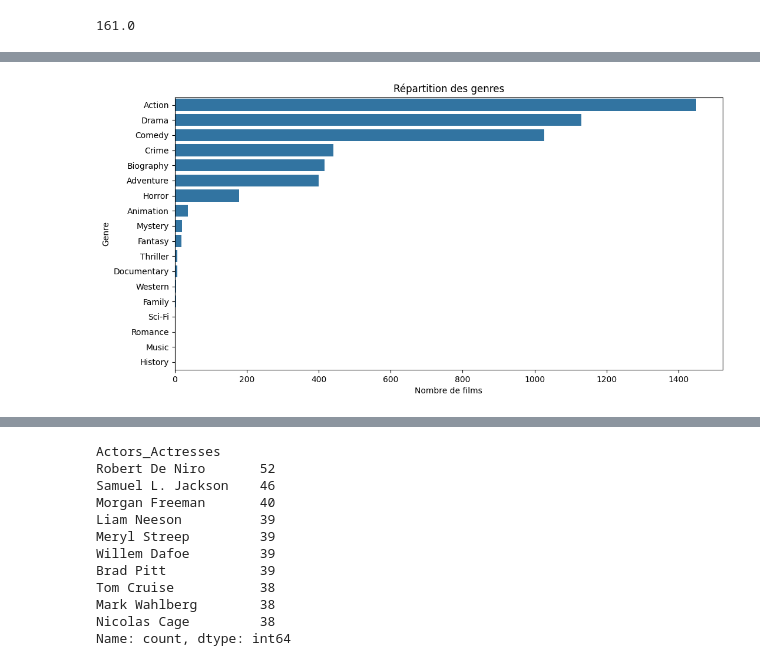
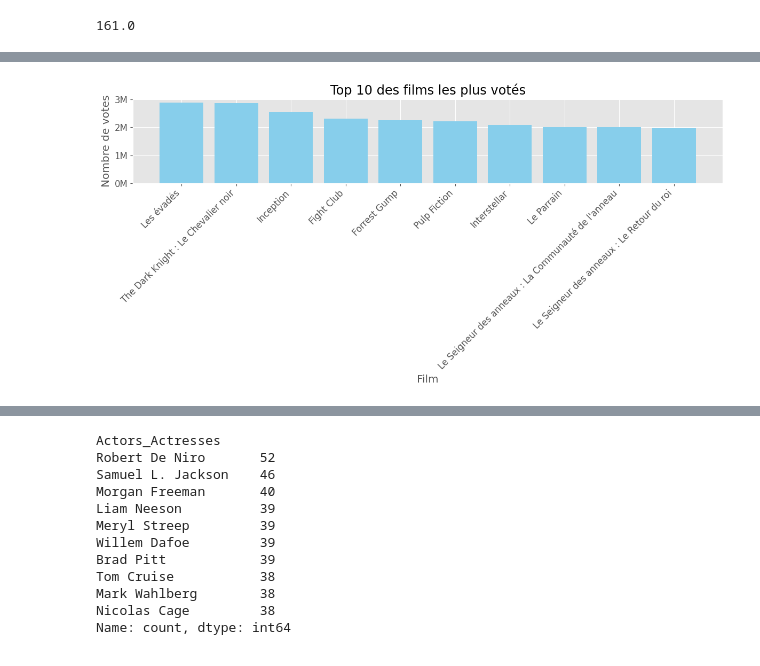
Before and after one commit to Patrick-NII/Projet-Data-IA, a Jupyter notebook: Merged_all_tables/merged_all_tables.ipynb, the cells around one changed output, grey strips where cells are left out. Cells and saved outputs as stored; diff of their text form; code cells hidden in the pictures.

```diff
--- a/Merged_all_tables/merged_all_tables.ipynb
+++ b/Merged_all_tables/merged_all_tables.ipynb
@@ -201,10 +118,20 @@ plt.show()
-# %%
-# Diagramme en barres pour les genres
-plt.figure(figsize=(12, 6))
-sns.countplot(y=df_merged['genre1'], order = df_merged['genre1'].value_counts().index)
-plt.title('Répartition des genres')
-plt.xlabel('Nombre de films')
-plt.ylabel('Genre')
-plt.show()
-# %% [output]
-[figure, removed]
+# %%
+# Top 10 des films les plus votés
+df_sorted_numVotes = df_merged.sort_values(by='numVotes', ascending=False).head(10)
+
+# Fonction de formatage des ticks
+def thousands_formatter(x, pos):
+    return f'{int(x/1000000)}M'
+
+# Création du graphique
+plt.figure(figsize=(12, 6))
+plt.bar(df_sorted_numVotes['title'], df_sorted_numVotes['numVotes'], color='skyblue')
+plt.xlabel('Film')
+plt.ylabel('Nombre de votes')
+plt.title('Top 10 des films les plus votés')
+plt.xticks(rotation=45, ha='right')
+plt.gca().yaxis.set_major_formatter(FuncFormatter(thousands_formatter))
+plt.tight_layout()
+plt.show()
+# %% [output]
+[figure, added]
```
Also changed, not shown: parts of 21 cells of this notebook.
